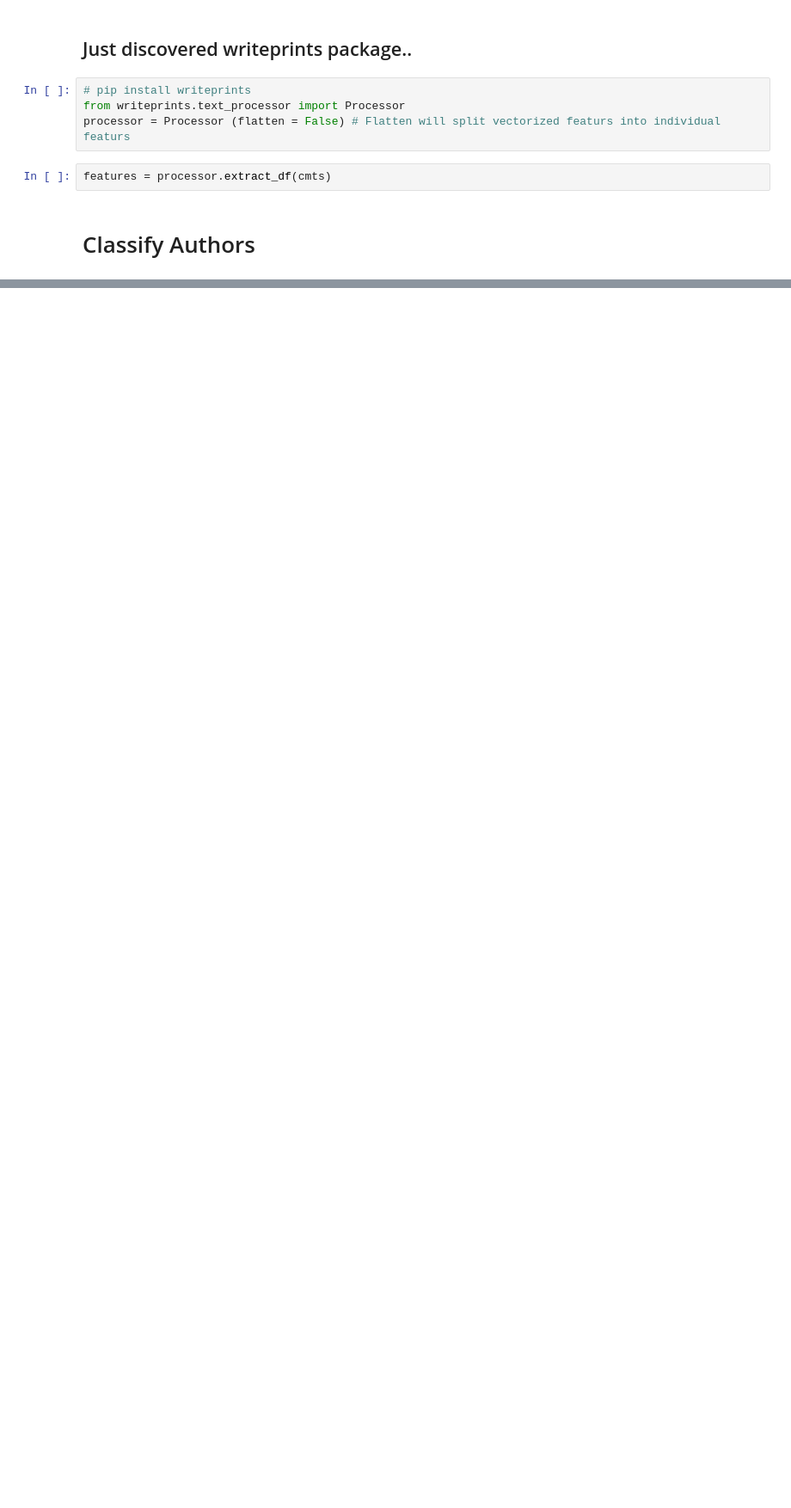
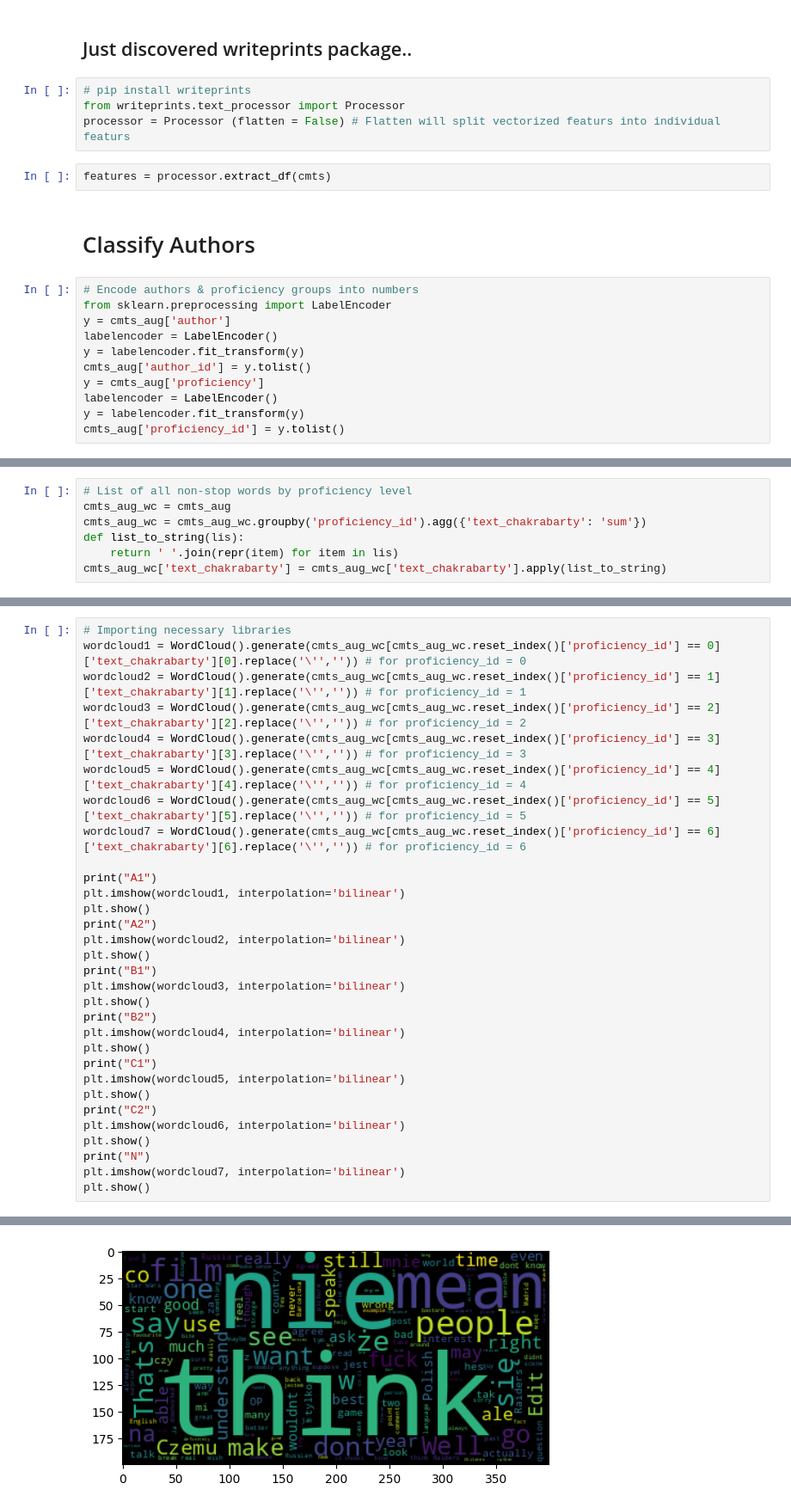
Before and after one commit to CS-433/project2-authclass, a Jupyter notebook: project_2_kaede.ipynb, the cells around one changed output, grey strips where cells are left out. Shown at 86% size. Cells and saved outputs as stored; diff of their text form; blank space fills up the shorter version.

Commit message:
Added Word Cloud and Proper Subset

```diff
--- a/project_2_kaede.ipynb
+++ b/project_2_kaede.ipynb
@@ -207,3 +275,14 @@ processor = Processor (flatten = False) # Flatten will split vectorized featurs
 features = processor.extract_df(cmts)
 # %% [markdown]
 # Classify Authors
+# %%
+# Encode authors & proficiency groups into numbers
+from sklearn.preprocessing import LabelEncoder
+y = cmts_aug['author']
+labelencoder = LabelEncoder()
+y = labelencoder.fit_transform(y)
+cmts_aug['author_id'] = y.tolist()
+y = cmts_aug['proficiency']
+labelencoder = LabelEncoder()
+y = labelencoder.fit_transform(y)
+cmts_aug['proficiency_id'] = y.tolist()
@@ -209,0 +318,7 @@ features = processor.extract_df(cmts)
+# %%
+# List of all non-stop words by proficiency level
+cmts_aug_wc = cmts_aug
+cmts_aug_wc = cmts_aug_wc.groupby('proficiency_id').agg({'text_chakrabarty': 'sum'})
+def list_to_string(lis):
+    return ' '.join(repr(item) for item in lis)
+cmts_aug_wc['text_chakrabarty'] = cmts_aug_wc['text_chakrabarty'].apply(list_to_string)
@@ -209,0 +327,32 @@ features = processor.extract_df(cmts)
+# %%
+# Importing necessary libraries
+wordcloud1 = WordCloud().generate(cmts_aug_wc[cmts_aug_wc.reset_index()['proficiency_id'] == 0]['text_chakrabarty'][0].replace('\'','')) # for proficiency_id = 0
+wordcloud2 = WordCloud().generate(cmts_aug_wc[cmts_aug_wc.reset_index()['proficiency_id'] == 1]['text_chakrabarty'][1].replace('\'','')) # for proficiency_id = 1
+wordcloud3 = WordCloud().generate(cmts_aug_wc[cmts_aug_wc.reset_index()['proficiency_id'] == 2]['text_chakrabarty'][2].replace('\'','')) # for proficiency_id = 2
+wordcloud4 = WordCloud().generate(cmts_aug_wc[cmts_aug_wc.reset_index()['proficiency_id'] == 3]['text_chakrabarty'][3].replace('\'','')) # for proficiency_id = 3
+wordcloud5 = WordCloud().generate(cmts_aug_wc[cmts_aug_wc.reset_index()['proficiency_id'] == 4]['text_chakrabarty'][4].replace('\'','')) # for proficiency_id = 4
+wordcloud6 = WordCloud().generate(cmts_aug_wc[cmts_aug_wc.reset_index()['proficiency_id'] == 5]['text_chakrabarty'][5].replace('\'','')) # for proficiency_id = 5
+wordcloud7 = WordCloud().generate(cmts_aug_wc[cmts_aug_wc.reset_index()['proficiency_id'] == 6]['text_chakrabarty'][6].replace('\'','')) # for proficiency_id = 6
+
+print("A1")
+plt.imshow(wordcloud1, interpolation='bilinear')
+plt.show()
+print("A2")
+plt.imshow(wordcloud2, interpolation='bilinear')
+plt.show()
+print("B1")
+plt.imshow(wordcloud3, interpolation='bilinear')
+plt.show()
+print("B2")
+plt.imshow(wordcloud4, interpolation='bilinear')
+plt.show()
+print("C1")
+plt.imshow(wordcloud5, interpolation='bilinear')
+plt.show()
+print("C2")
+plt.imshow(wordcloud6, interpolation='bilinear')
+plt.show()
+print("N")
+plt.imshow(wordcloud7, interpolation='bilinear')
+plt.show()
+# %% [output]
@@ -209,0 +360 @@ features = processor.extract_df(cmts)
+[figure, added]
```
Also changed, not shown: parts of 17 cells of this notebook.
